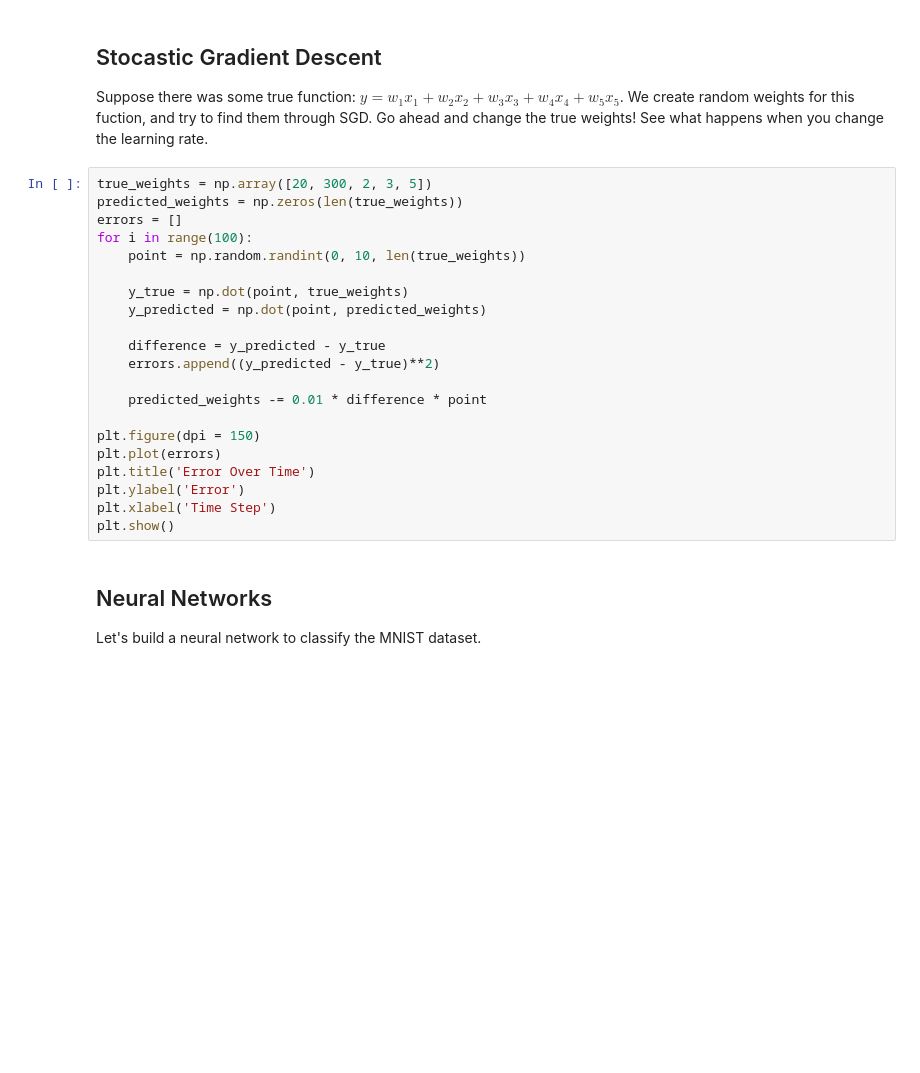
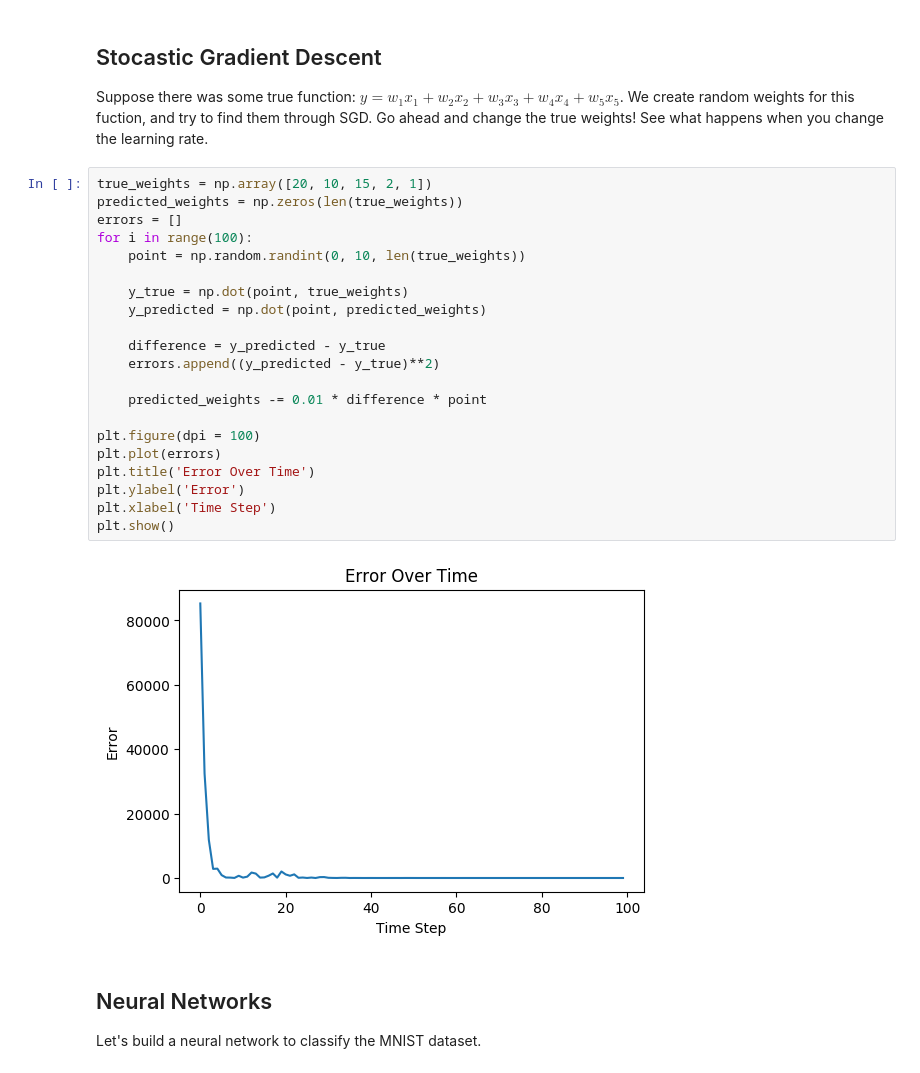
Before and after one commit to kearnsw/bime-591, a Jupyter notebook: notebooks/week_8.ipynb, the cells around one changed output. Drawn from its saved outputs; the diff is of its cells as text; blank space fills up the shorter version.

```diff
--- a/notebooks/week_8.ipynb
+++ b/notebooks/week_8.ipynb
@@ -25,26 +25,28 @@ import random
 
 Suppose there was some true function: $y = w_{1}x_{1} + w_{2}x_{2} + w_{3}x_{3} + w_{4}x_{4} + w_{5}x_{5}$. We create random weights for this fuction, and try to find them through SGD. Go ahead and change the true weights! See what happens when you change the learning rate.
 # %%
-true_weights = np.array([20, 300, 2, 3, 5])
+true_weights = np.array([20, 10, 15, 2, 1])
 predicted_weights = np.zeros(len(true_weights))
 errors = []
 for i in range(100):
     point = np.random.randint(0, 10, len(true_weights))
 
     y_true = np.dot(point, true_weights)
     y_predicted = np.dot(point, predicted_weights)
 
     difference = y_predicted - y_true
     errors.append((y_predicted - y_true)**2)
 
     predicted_weights -= 0.01 * difference * point
 
-plt.figure(dpi = 150)
+plt.figure(dpi = 100)
 plt.plot(errors)
 plt.title('Error Over Time')
 plt.ylabel('Error')
 plt.xlabel('Time Step')
 plt.show()
+# %% [output]
+[figure, added]
 # %% [markdown]
 ## Neural Networks
 
```
Also changed, not shown: parts of 3 cells of this notebook, 2 other files.
